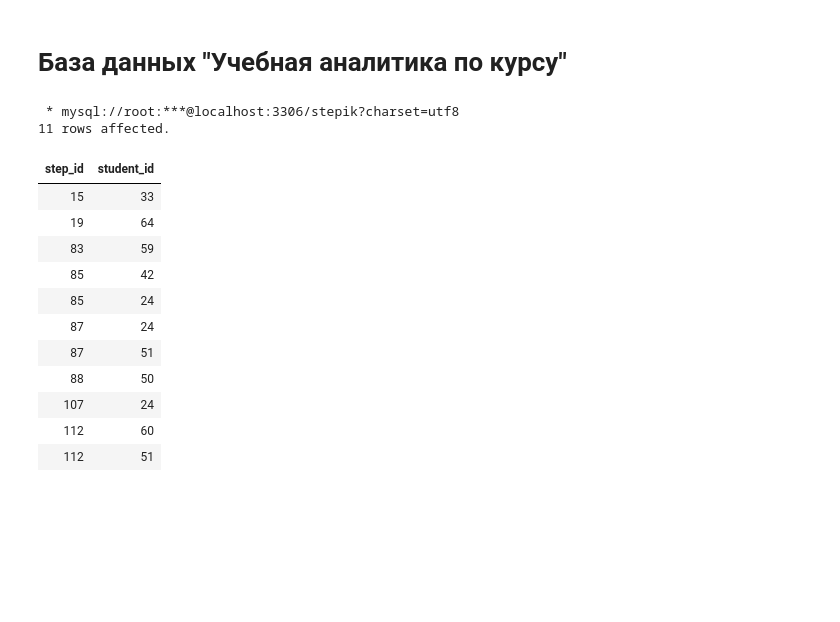
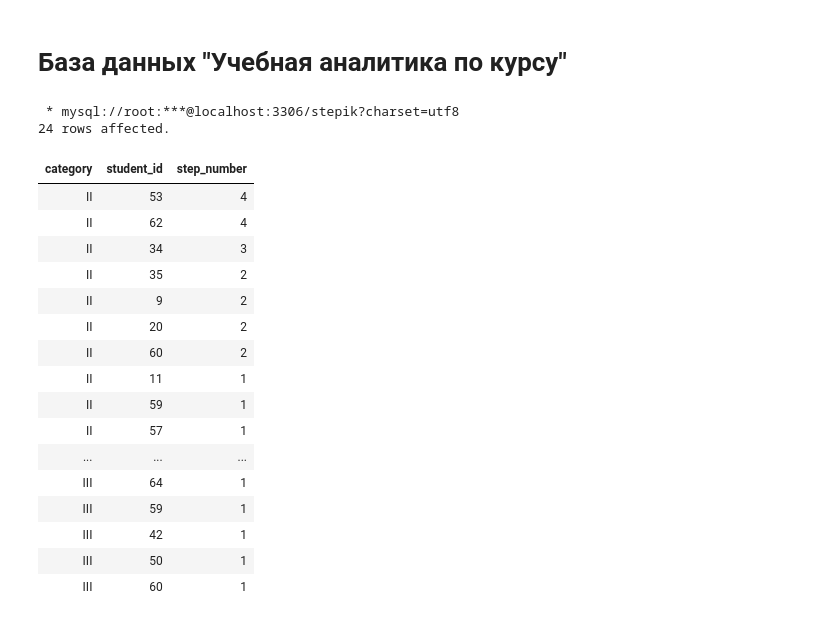
Before and after one commit to KhraksMamtsov/stepik-sql-exercises, a Jupyter notebook: 3.5.ipynb, the cells around one changed output. Saved outputs shown, nothing was run; the diff lists cells and outputs as text; code cells hidden in the pictures; blank space fills up the shorter version.

```diff
--- a/3.5.ipynb
+++ b/3.5.ipynb
@@ -577,62 +577,69 @@ WITH student_from_category_2 AS (
 ),
 student_number_from_category_2 AS (
     SELECT
-        'III' AS category,
+        'II' AS category,
         student_id,
         COUNT(*) AS step_number
     FROM
         student_from_category_2
     GROUP BY
         student_id
 ),
 student_from_category_3 AS (
     SELECT
         step_id,
         student_id
     FROM
         step_student
     GROUP BY
         step_id,
         student_id
     HAVING
         BIT_AND(result = 'wrong') = 1
 ),
 student_number_from_category_3 AS (
     SELECT
         'III' AS category,
         student_id,
         COUNT(*) AS step_number
     FROM
         student_from_category_3
     GROUP BY
         student_id
+) (
+    SELECT
+        *
+    FROM
+        student_number_from_category_2
+    UNION
+    ALL
+    SELECT
+        *
+    FROM
+        student_number_from_category_3
 )
-SELECT
-    *
-FROM
-    (
-        -- student_number_from_category_2
-        -- UNION
-        student_from_category_3
-    )
-
-    -- SELECT * FROM step_student
-    -- WHERE student_id = 60
-    -- ORDER BY step_id
+ORDER BY
+    category,
+    step_number DESC
 # %% [output]
  * mysql://root:***@localhost:3306/stepik?charset=utf8
-11 rows affected.
+24 rows affected.
-| step_id | student_id |
-| 15 | 33 |
-| 19 | 64 |
-| 83 | 59 |
-| 85 | 42 |
-| 85 | 24 |
-| 87 | 24 |
-| 87 | 51 |
-| 88 | 50 |
-| 107 | 24 |
-| 112 | 60 |
-| 112 | 51 |
+| category | student_id | step_number |
+| II | 53 | 4 |
+| II | 62 | 4 |
+| II | 34 | 3 |
+| II | 35 | 2 |
+| II | 9 | 2 |
+| II | 20 | 2 |
+| II | 60 | 2 |
+| II | 11 | 1 |
+| II | 59 | 1 |
+| II | 57 | 1 |
+| ... | ... | ... |
+| III | 64 | 1 |
+| III | 59 | 1 |
+| III | 42 | 1 |
+| III | 50 | 1 |
+| III | 60 | 1 |
 # %%
 %%sql
```
Also changed, not shown: parts of 1 cell of this notebook.
